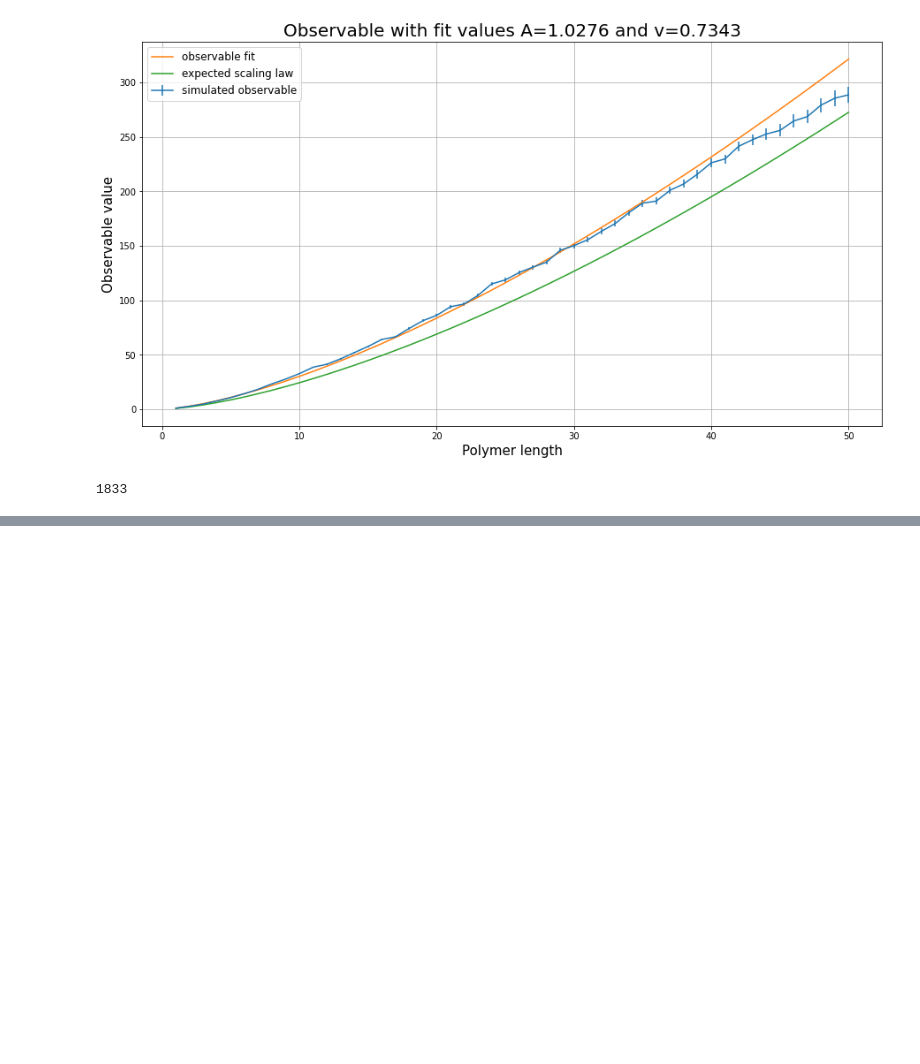
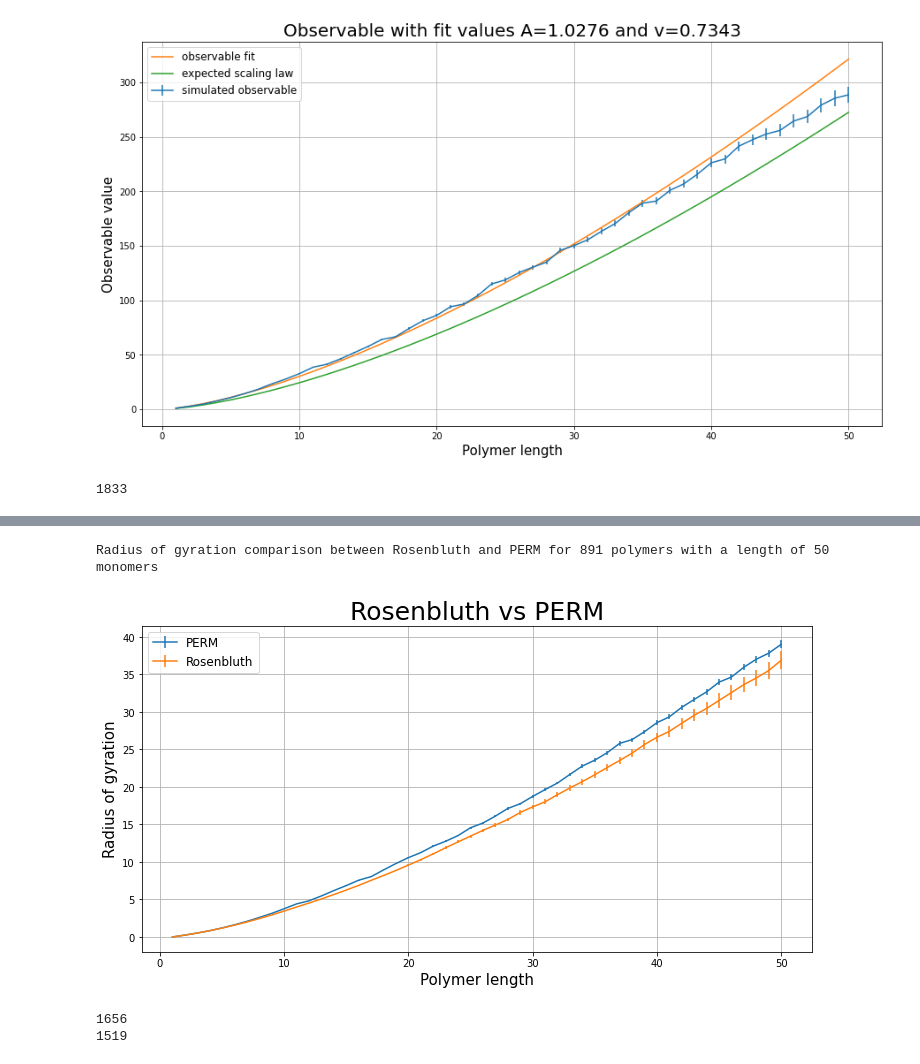
Before and after one commit to MG299792458/CompPhysProj2, a Jupyter notebook: Validation-Copy1.ipynb, the cells around one changed output, grey strips where cells are left out. Cells and saved outputs as stored; diff of their text form; code cells hidden in the pictures; blank space fills up the shorter version.

```diff
--- a/Validation-Copy1.ipynb
+++ b/Validation-Copy1.ipynb
@@ -513,0 +628,23 @@ plt.show()
+# %%
+print('Radius of gyration comparison between Rosenbluth and PERM '
+      'for {} polymers with a length of {} monomers'.format(PERM_L, L))
+
+plt.figure(figsize=[12,6])
+plt.errorbar(length, PERM_gy, PERM_er_gy, label='PERM')
+plt.errorbar(length, Rosen_gy, Rosen_er_gy, label='Rosenbluth')
+plt.grid()
+plt.legend(loc='best', fontsize='large')
+plt.xlabel('Polymer length', fontsize=15)
+plt.ylabel('Radius of gyration', fontsize=15)
+plt.title('Rosenbluth vs PERM', fontsize=25)
+#plt.savefig("Figures/gyration_Rosenbluth_vs_PERM.pdf")
+plt.show()
+# %% [output]
+Radius of gyration comparison between Rosenbluth and PERM for 891 polymers with a length of 50 monomers
+[figure, added]
+# %%
+print(len(PERM_mod.polymers))
+print(len(Rosen_mod.polymers))
+# %% [output]
+1656
+1519
```
Also changed, not shown: parts of 13 cells of this notebook, 3 other files.
